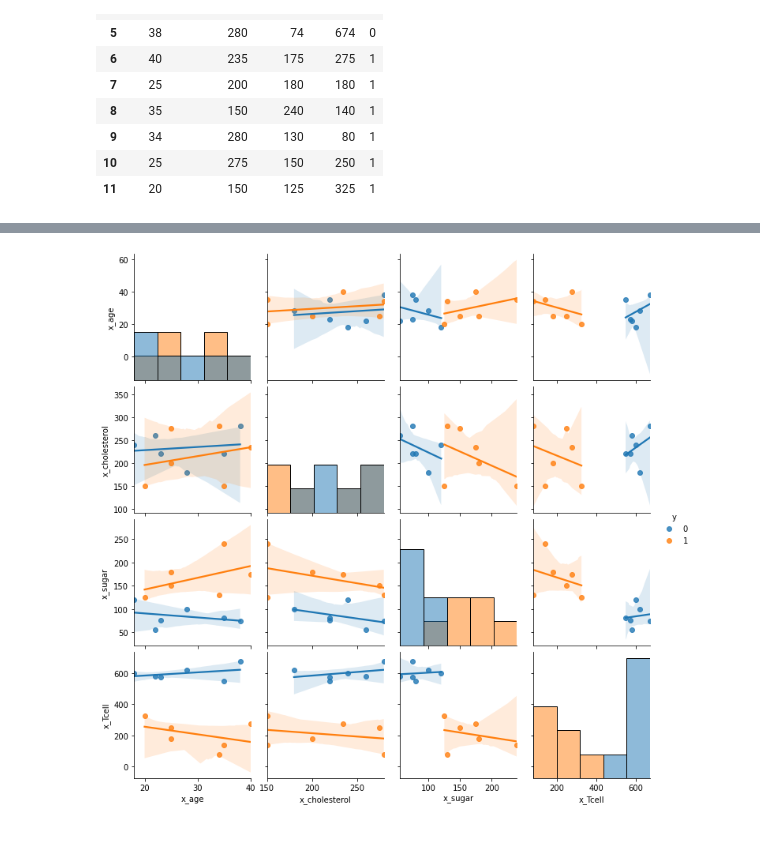
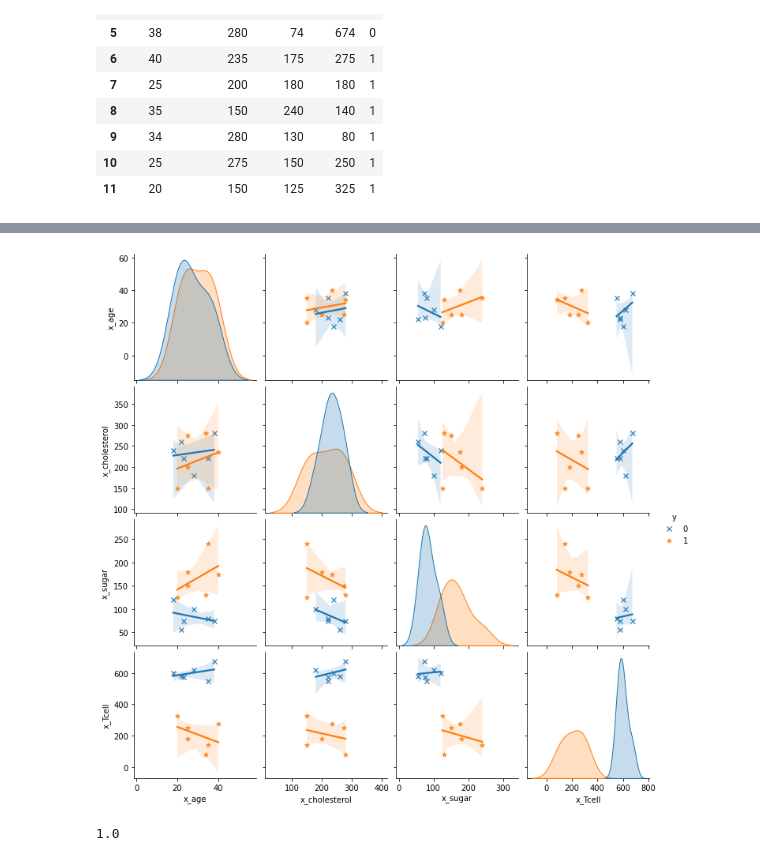
Before and after one commit to caieleven/python_code, a Jupyter notebook: MachineLearning/problem2.ipynb, the cells around one changed output, grey strips where cells are left out. Cells and saved outputs as stored; diff of their text form; code cells hidden in the pictures.

```diff
--- a/MachineLearning/problem2.ipynb
+++ b/MachineLearning/problem2.ipynb
@@ -45,5 +53,12 @@ x.head()
 # %%
-sns.pairplot(data, hue="y", markers='o', diag_kind='hist', kind='reg')
+sns.pairplot(data, hue="y", diag_kind='kde', kind='reg', markers=['x', '*'])
 plt.show()
 # %% [output]
-[figure, old version]
+[figure, new version]
+# %%
+
+model1 = LogisticRegression(C=1.0, solver='lbfgs', multi_class='ovr')
+model1.fit(np.array(data["x_sugar"]).reshape(-1, 1), np.array(data["y"]))
+model1.score(np.array(data["x_sugar"]).reshape(-1, 1), np.array(data["y"]))
+# %% [output]
+1.0
```
Also changed, not shown: parts of 5 cells of this notebook, 4 other files.
